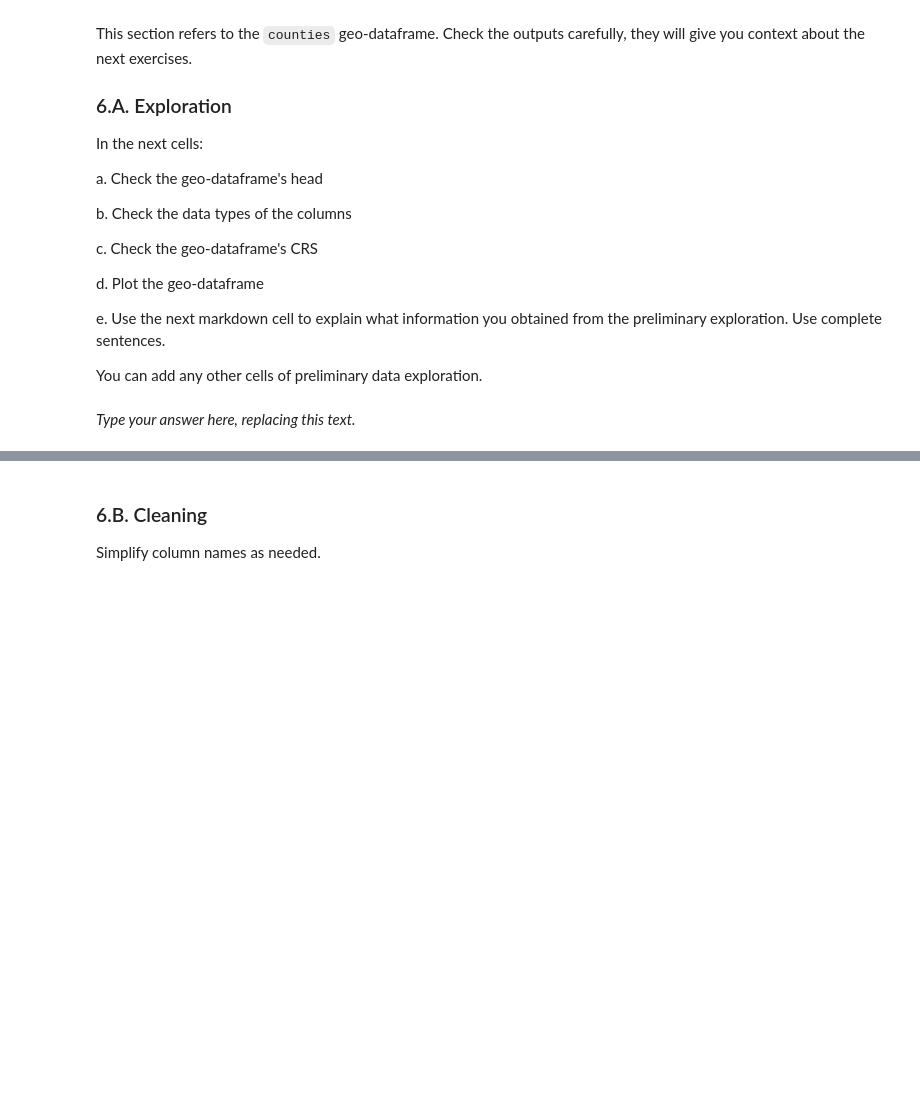
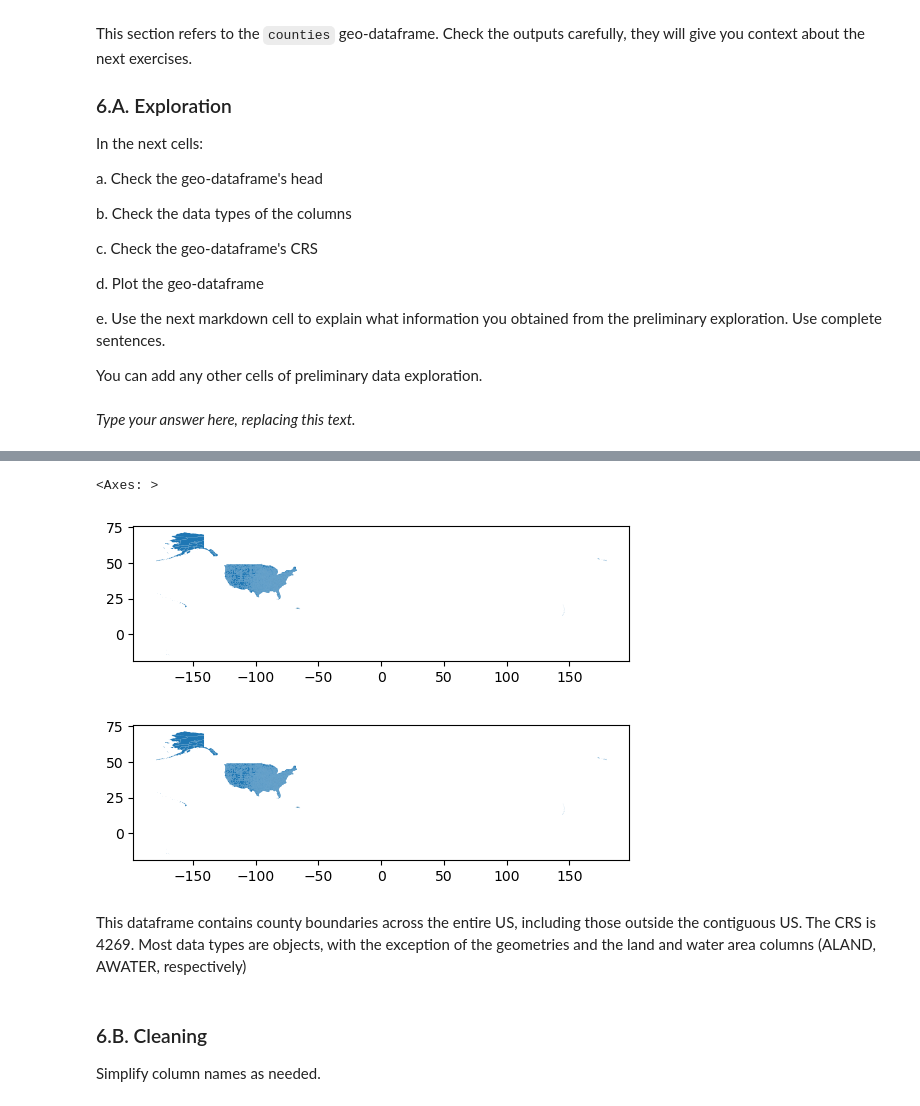
Before and after one commit to cllorey/eds220-hwk3, a Jupyter notebook: hwk3-task2-spills.ipynb, the cells around one changed output, grey strips where cells are left out. Drawn from its saved outputs; the diff is of its cells as text; code cells hidden in the pictures; blank space fills up the shorter version.

```diff
--- a/hwk3-task2-spills.ipynb
+++ b/hwk3-task2-spills.ipynb
@@ -390,3 +431,12 @@ _Type your answer here, replacing this text._
+# %%
+# Plot the geo-dataframe
+counties.plot()
+# %% [output]
+<Axes: >
+[figure, added]
+[figure, added]
+# %% [markdown]
+This dataframe contains county boundaries across the entire US, including those outside the contiguous US. The CRS is 4269. Most data types are objects, with the exception of the geometries and the land and water area columns (ALAND, AWATER, respectively)
 # %% [markdown]
 <!-- END QUESTION -->
 
```
Also changed, not shown: parts of 10 cells of this notebook.
